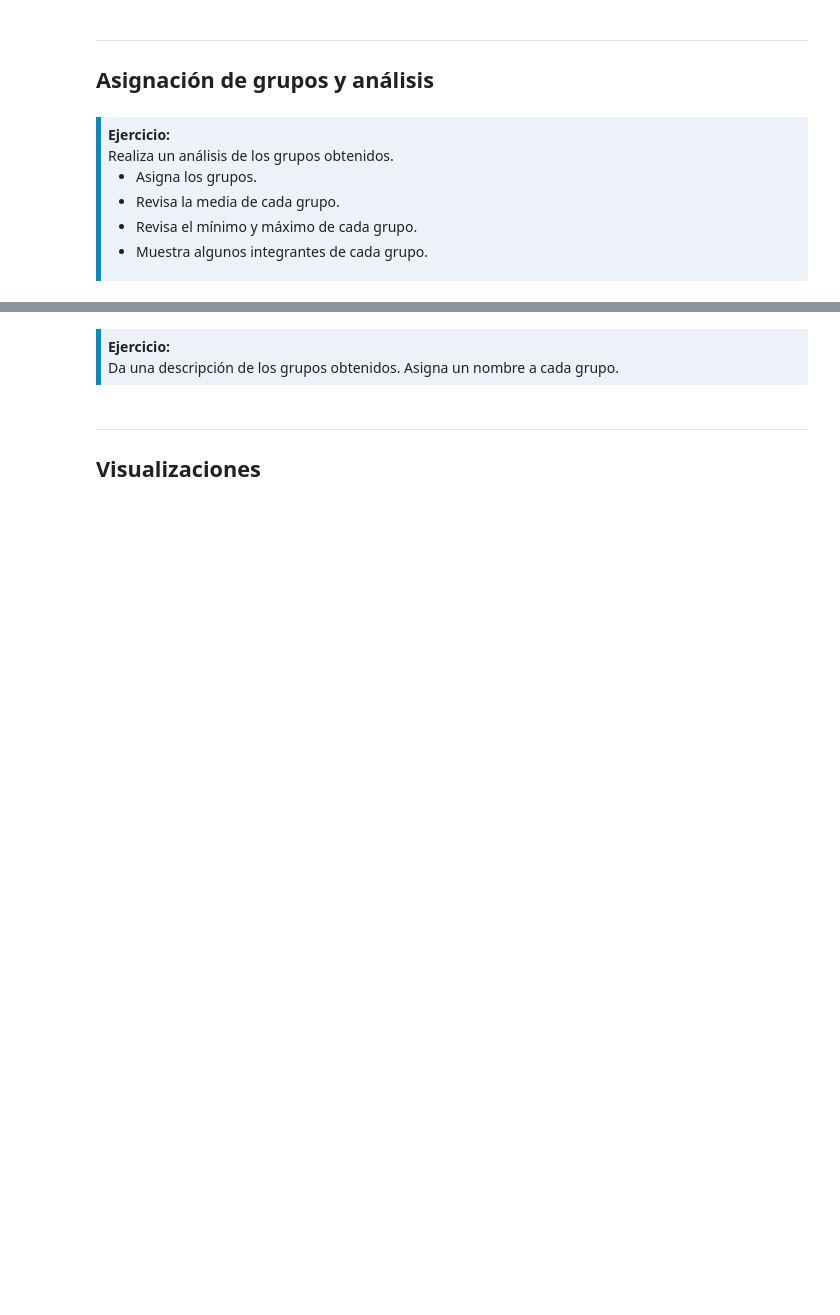
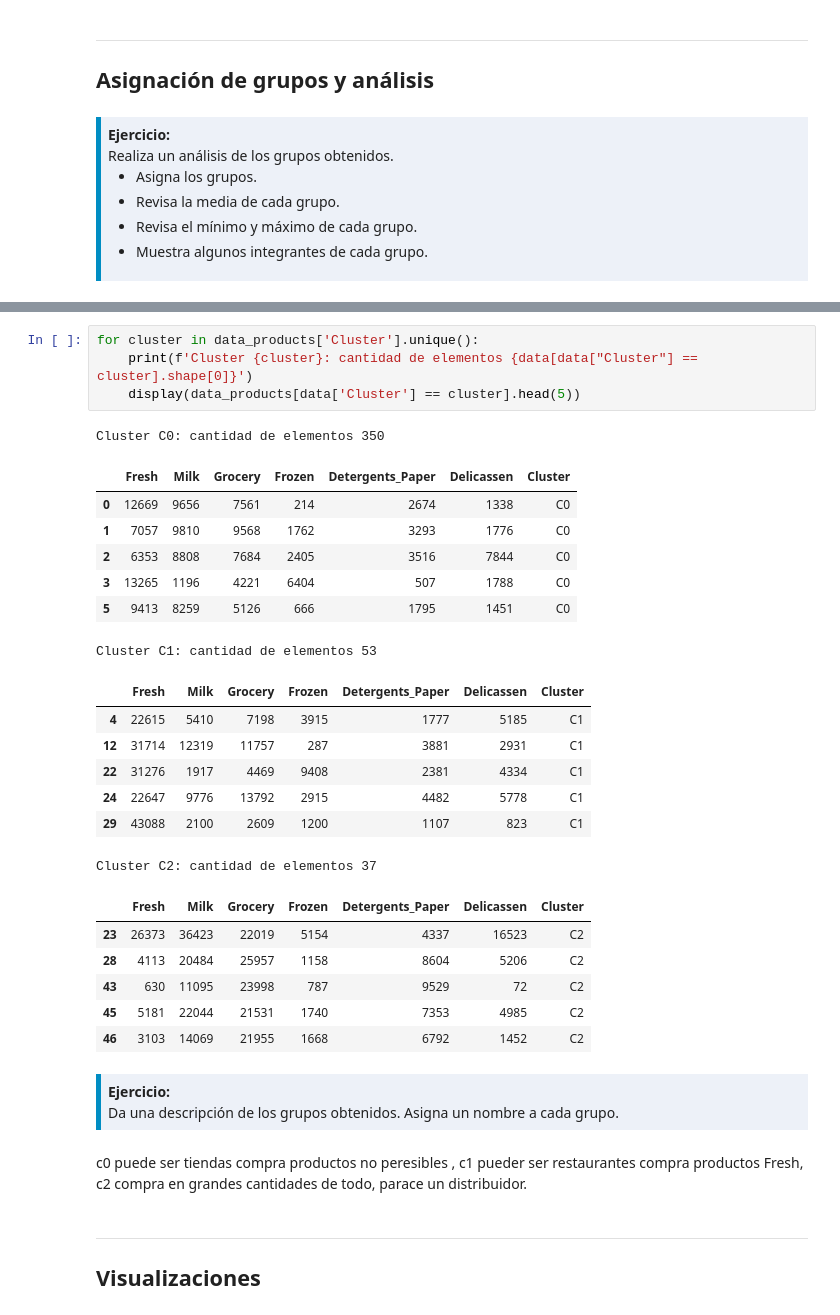
Before and after one commit to jennygn/Ejercicios, a Jupyter notebook: 4-Ejercicios/03-Agrupamiento-kMeans.ipynb, the cells around one changed output, grey strips where cells are left out. Saved outputs shown, nothing was run; the diff lists cells and outputs as text; blank space fills up the shorter version.

```diff
--- a/4-Ejercicios/03-Agrupamiento-kMeans.ipynb
+++ b/4-Ejercicios/03-Agrupamiento-kMeans.ipynb
@@ -129,8 +191,36 @@ plt.plot(range(1, 10), inertia, marker='o')
+# %%
+for cluster in data_products['Cluster'].unique():
+    print(f'Cluster {cluster}: cantidad de elementos {data[data["Cluster"] == cluster].shape[0]}')
+    display(data_products[data['Cluster'] == cluster].head(5))
+# %% [output]
+Cluster C0: cantidad de elementos 350
+|  | Fresh | Milk | Grocery | Frozen | Detergents_Paper | Delicassen | Cluster |
+| 0 | 12669 | 9656 | 7561 | 214 | 2674 | 1338 | C0 |
+| 1 | 7057 | 9810 | 9568 | 1762 | 3293 | 1776 | C0 |
+| 2 | 6353 | 8808 | 7684 | 2405 | 3516 | 7844 | C0 |
+| 3 | 13265 | 1196 | 4221 | 6404 | 507 | 1788 | C0 |
+| 5 | 9413 | 8259 | 5126 | 666 | 1795 | 1451 | C0 |
+Cluster C1: cantidad de elementos 53
+|  | Fresh | Milk | Grocery | Frozen | Detergents_Paper | Delicassen | Cluster |
+| 4 | 22615 | 5410 | 7198 | 3915 | 1777 | 5185 | C1 |
+| 12 | 31714 | 12319 | 11757 | 287 | 3881 | 2931 | C1 |
+| 22 | 31276 | 1917 | 4469 | 9408 | 2381 | 4334 | C1 |
+| 24 | 22647 | 9776 | 13792 | 2915 | 4482 | 5778 | C1 |
+| 29 | 43088 | 2100 | 2609 | 1200 | 1107 | 823 | C1 |
+Cluster C2: cantidad de elementos 37
+|  | Fresh | Milk | Grocery | Frozen | Detergents_Paper | Delicassen | Cluster |
+| 23 | 26373 | 36423 | 22019 | 5154 | 4337 | 16523 | C2 |
+| 28 | 4113 | 20484 | 25957 | 1158 | 8604 | 5206 | C2 |
+| 43 | 630 | 11095 | 23998 | 787 | 9529 | 72 | C2 |
+| 45 | 5181 | 22044 | 21531 | 1740 | 7353 | 4985 | C2 |
+| 46 | 3103 | 14069 | 21955 | 1668 | 6792 | 1452 | C2 |
 # %% [markdown]
 <div style="background-color: #edf1f8; border-color: #008dc3; border-left: 5px solid #008dc3; padding: 0.5em;">
 <strong>Ejercicio:</strong><br>
     Da una descripción de los grupos obtenidos. Asigna un nombre a cada grupo.
 </div>
+# %% [markdown]
+ c0 puede ser tiendas compra productos no peresibles , c1 pueder ser restaurantes compra productos Fresh, c2 compra en grandes cantidades de todo, parace un distribuidor.
 # %% [markdown]
 ---
 ## <font color='008dc3'> Visualizaciones  </font>
```
Also changed, not shown: parts of 7 cells of this notebook.
